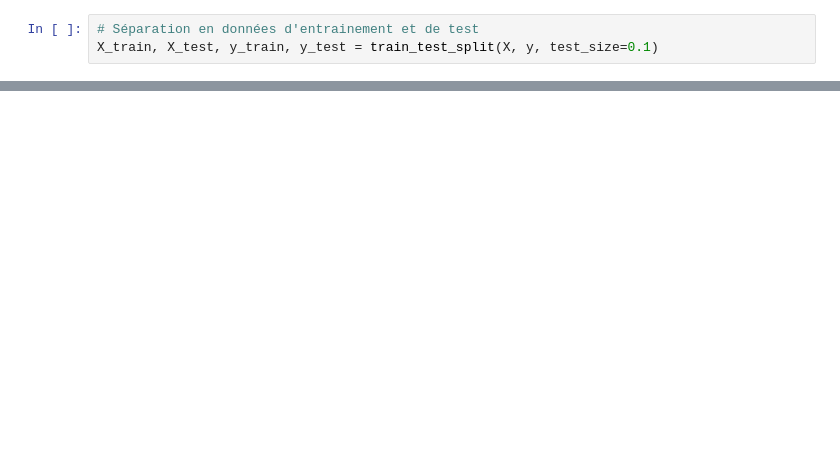
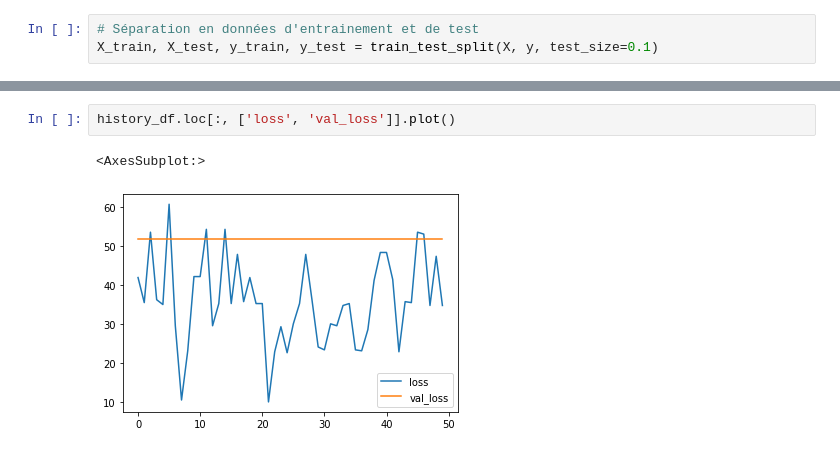
Before and after one commit to benmessao/PFE, a Jupyter notebook: source/deep learning/sequence_creation.ipynb, the cells around one changed output, grey strips where cells are left out. Cells and saved outputs as stored; diff of their text form; blank space fills up the shorter version.

```diff
--- a/source/deep learning/sequence_creation.ipynb
+++ b/source/deep learning/sequence_creation.ipynb
@@ -233,0 +433,5 @@ ValueError: Failed to convert a NumPy array to a Tensor (Unsupported object type
+# %%
+history_df.loc[:, ['loss', 'val_loss']].plot()
+# %% [output]
+<AxesSubplot:>
+[figure, added]
```
Also changed, not shown: parts of 37 cells of this notebook, 1 other file.
